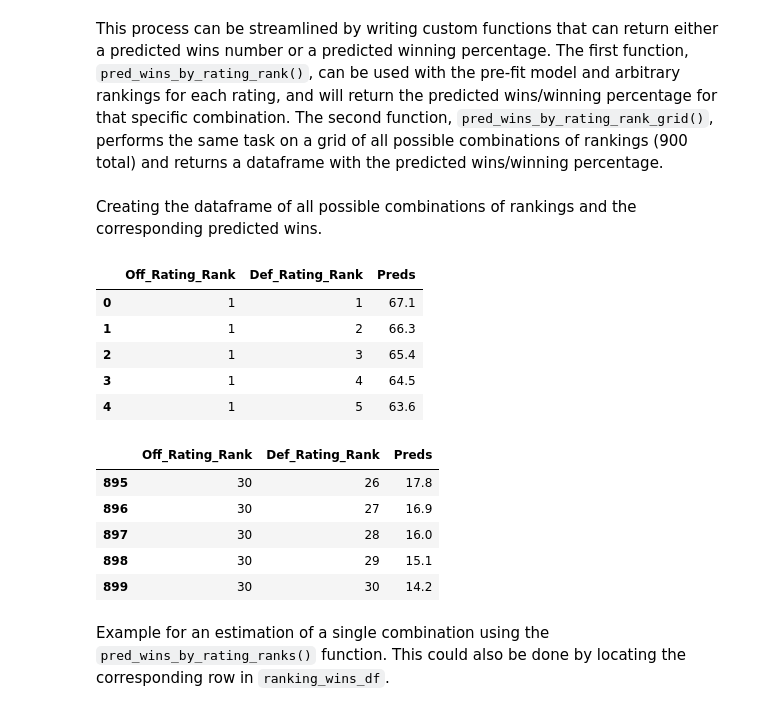
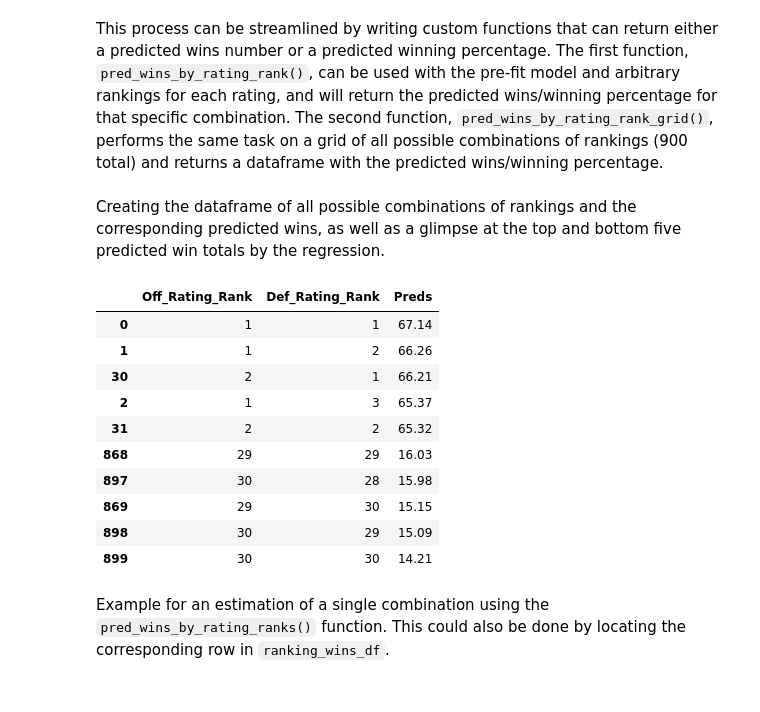
Before and after one commit to wfordh/bkball_programs, a Jupyter notebook: nba_py/rating_rank_wpct.ipynb, the cells around one changed output. Saved outputs shown, nothing was run; the diff lists cells and outputs as text; code cells hidden in the pictures.

```diff
--- a/nba_py/rating_rank_wpct.ipynb
+++ b/nba_py/rating_rank_wpct.ipynb
@@ -43,9 +45,9 @@ df.head()
 # %% [markdown]
 I only need the `W_Pct`, `Off_Rating_Rank`, and `Def_Rating_Rank` columns for my regression, so I pull them out using pandas `loc` accessor and copy the dataframe to make sure I am not resetting values for the existing dataframe in my later computations.
 # %%
-df_new = df.loc[:, ['W_Pct', 'Off_Rating_Rank', 'Def_Rating_Rank']].copy()
+df_model = df.loc[:, ['W_Pct', 'Off_Rating_Rank', 'Def_Rating_Rank']].copy()
 
-df_new.head()
+df_model.head()
 # %% [output]
 |  | W_Pct | Off_Rating_Rank | Def_Rating_Rank |
 | 0 | 0.683 | 9 | 3 |
@@ -62,8 +64,8 @@ from sklearn.linear_model import LinearRegression
 
 lr = LinearRegression()
 
-X = df_new.drop('W_Pct', axis = 1)
-y = df_new.W_Pct
+X = df_model.drop('W_Pct', axis = 1)
+y = df_model.W_Pct
 
 lr.fit(X, y)
 # %% [output]
@@ -107,32 +124,29 @@ def pred_wins_by_rating_rank_grid(model, wins = True):
     """
     from itertools import product
     ranking_grid = [x for x in product(np.arange(1, 31), np.arange(1, 31))]
-    preds = np.round(82*model.predict(ranking_grid), 1) if wins else np.round(model.predict(ranking_grid), 3)
+    preds = np.round(82*model.predict(ranking_grid), 2) if wins else np.round(model.predict(ranking_grid), 3)
     df = pd.DataFrame(ranking_grid, columns=['Off_Rating_Rank', 'Def_Rating_Rank'])
     df['Preds'] = preds
     return df
 # %% [markdown]
-Creating the dataframe of all possible combinations of rankings and the corresponding predicted wins.
+Creating the dataframe of all possible combinations of rankings and the corresponding predicted wins, as well as a glimpse at the top and bottom five predicted win totals by the regression.
 # %%
 ranking_wins_df = pred_wins_by_rating_rank_grid(lr)
 
-ranking_wins_df.head()
+pd.concat([ranking_wins_df.sort_values('Preds', ascending=False).head(),
+           ranking_wins_df.sort_values('Preds', ascending=False).tail()])
 # %% [output]
 |  | Off_Rating_Rank | Def_Rating_Rank | Preds |
-| 0 | 1 | 1 | 67.1 |
-| 1 | 1 | 2 | 66.3 |
-| 2 | 1 | 3 | 65.4 |
-| 3 | 1 | 4 | 64.5 |
-| 4 | 1 | 5 | 63.6 |
+| 0 | 1 | 1 | 67.14 |
+| 1 | 1 | 2 | 66.26 |
+| 30 | 2 | 1 | 66.21 |
+| 2 | 1 | 3 | 65.37 |
+| 31 | 2 | 2 | 65.32 |
+| 868 | 29 | 29 | 16.03 |
+| 897 | 30 | 28 | 15.98 |
+| 869 | 29 | 30 | 15.15 |
+| 898 | 30 | 29 | 15.09 |
+| 899 | 30 | 30 | 14.21 |
-# %%
-ranking_wins_df.tail()
-# %% [output]
-|  | Off_Rating_Rank | Def_Rating_Rank | Preds |
-| 895 | 30 | 26 | 17.8 |
-| 896 | 30 | 27 | 16.9 |
-| 897 | 30 | 28 | 16.0 |
-| 898 | 30 | 29 | 15.1 |
-| 899 | 30 | 30 | 14.2 |
 # %% [markdown]
 Example for an estimation of a single combination using the `pred_wins_by_rating_ranks()` function. This could also be done by locating the corresponding row in `ranking_wins_df`.
 # %%
```
Also changed, not shown: parts of 12 cells of this notebook.
